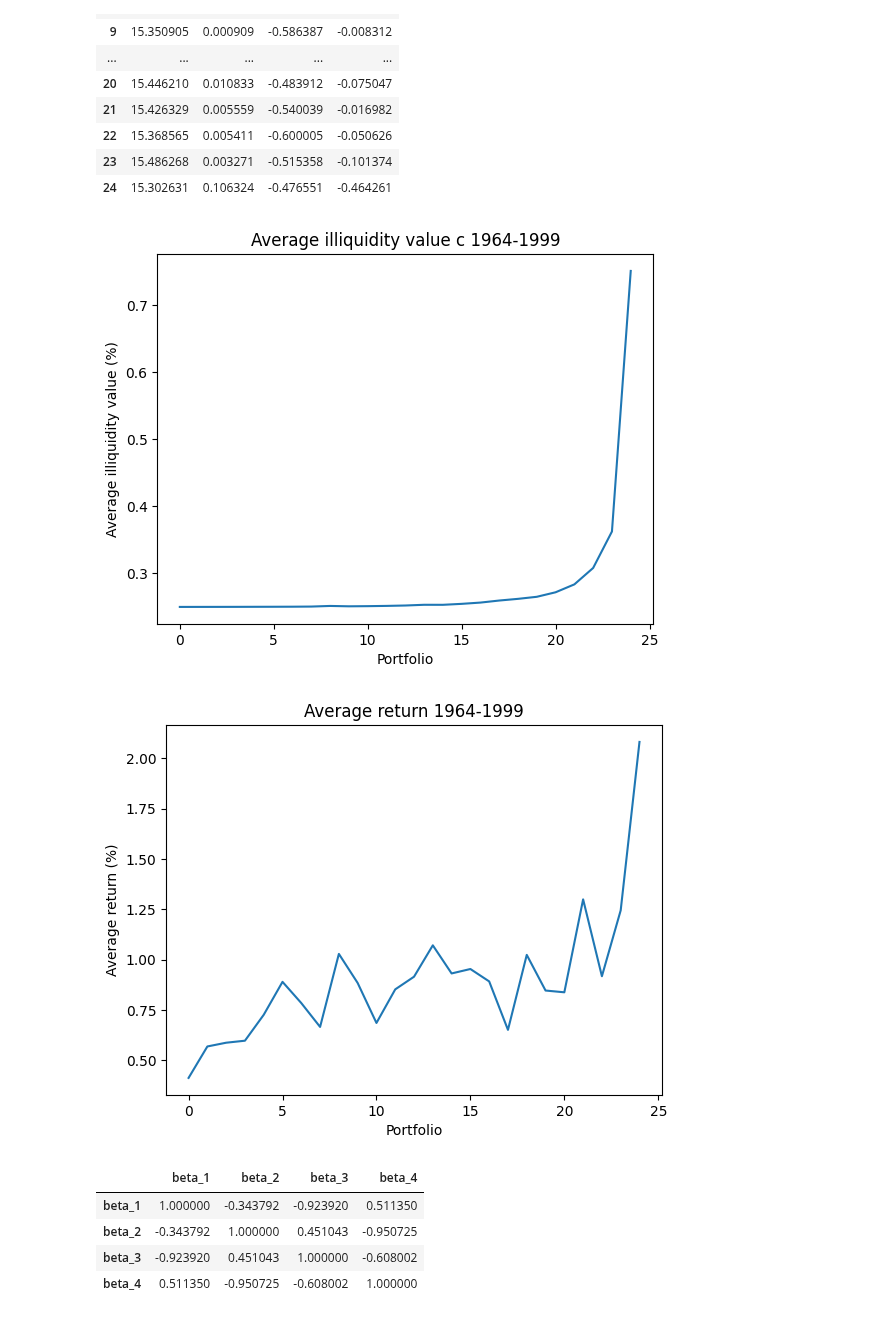
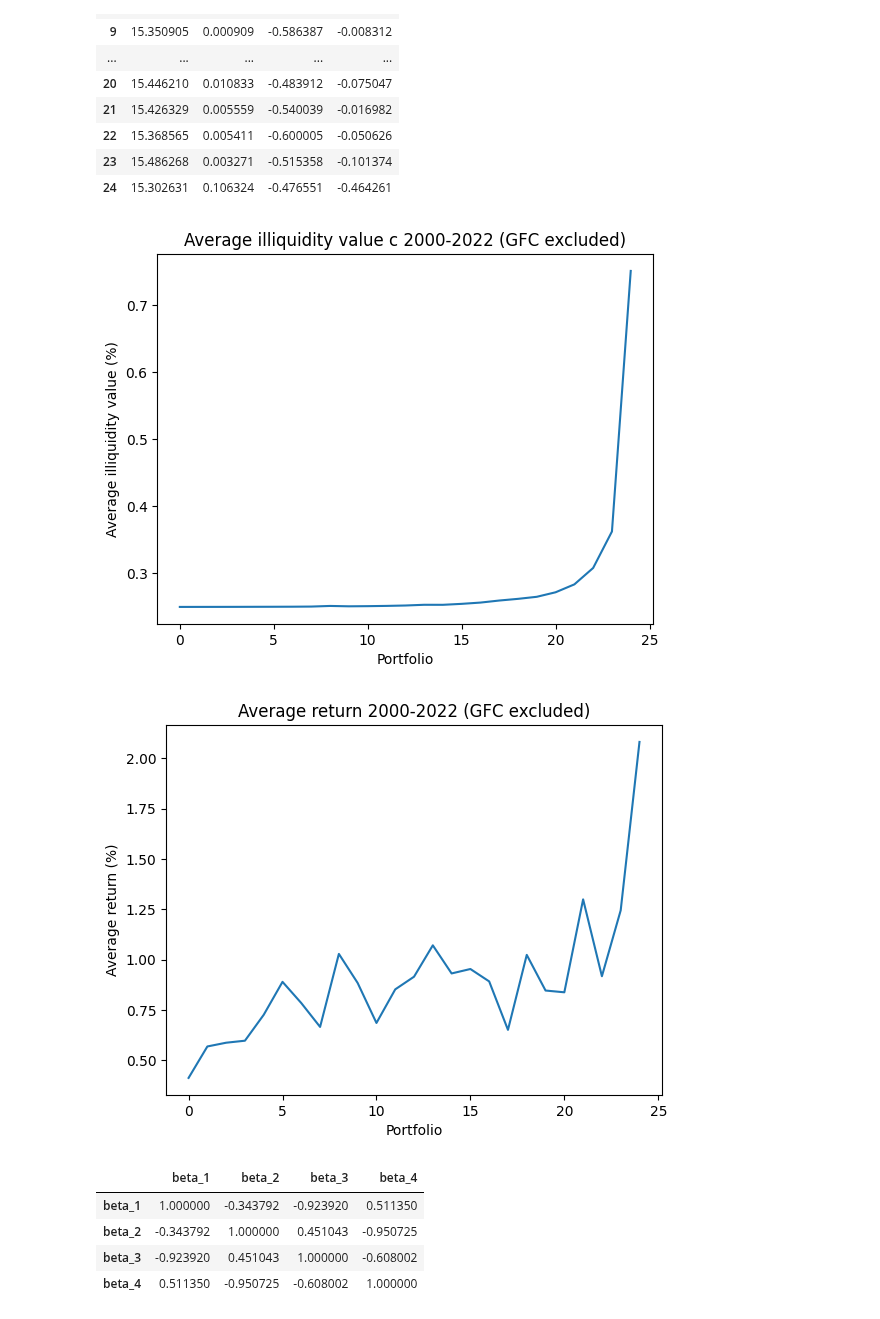
Before and after one commit to JMCG22/pm_cw, a Jupyter notebook: Data_combined_new_data_no_GFC.ipynb, the cells around one changed output. Drawn from its saved outputs; the diff is of its cells as text; code cells hidden in the pictures.

```diff
--- a/Data_combined_new_data_no_GFC.ipynb
+++ b/Data_combined_new_data_no_GFC.ipynb
@@ -1147,20 +1147,20 @@ df_t_stats
 | 24 | 15.302631 | 0.106324 | -0.476551 | -0.464261 |
 # %%
 df_non_market_overall_portfolio_average['average c'].plot()
-plt.title('Average illiquidity value c 1964-1999')
+plt.title('Average illiquidity value c 2000-2022 (GFC excluded)')
 plt.xlabel('Portfolio')
 plt.ylabel('Average illiquidity value (%)')
 plt.show()
 # %% [output]
-[figure, old version]
+[figure, new version]
 # %%
 df_non_market_overall_portfolio_average['average RET'].plot()
-plt.title('Average return 1964-1999')
+plt.title('Average return 2000-2022 (GFC excluded)')
 plt.xlabel('Portfolio')
 plt.ylabel('Average return (%)')
 plt.show()
 # %% [output]
-[figure, old version]
+[figure, new version]
 # %%
 df_of_betas.corr()
 # %% [output]
```
Also changed, not shown: parts of 2 cells of this notebook, 1 other file.
